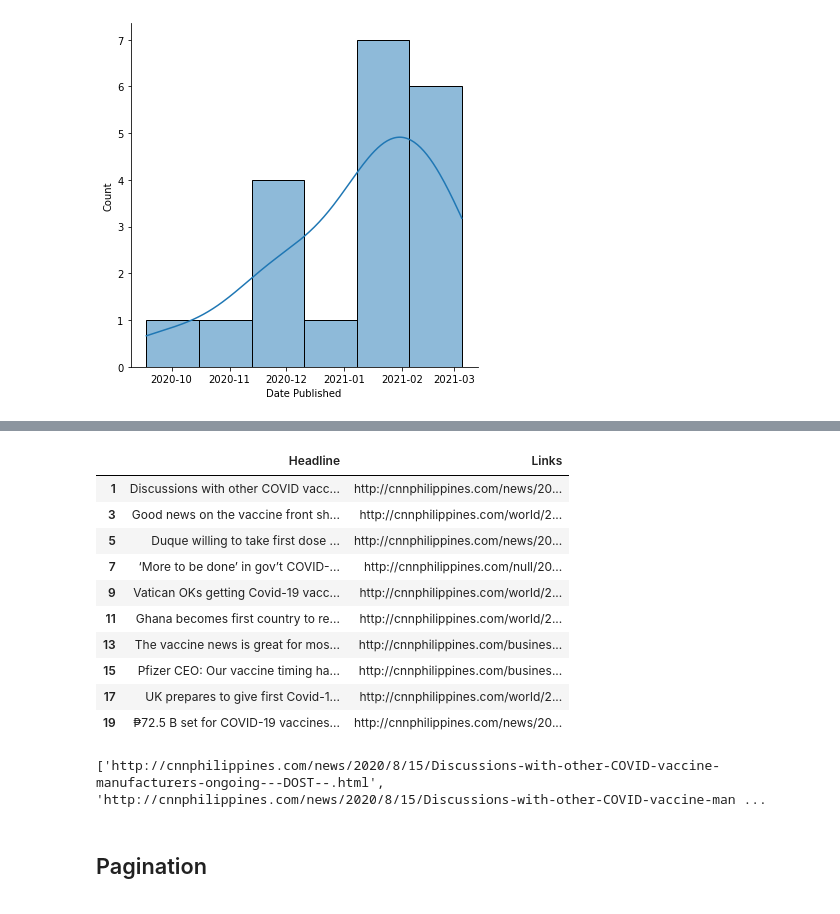
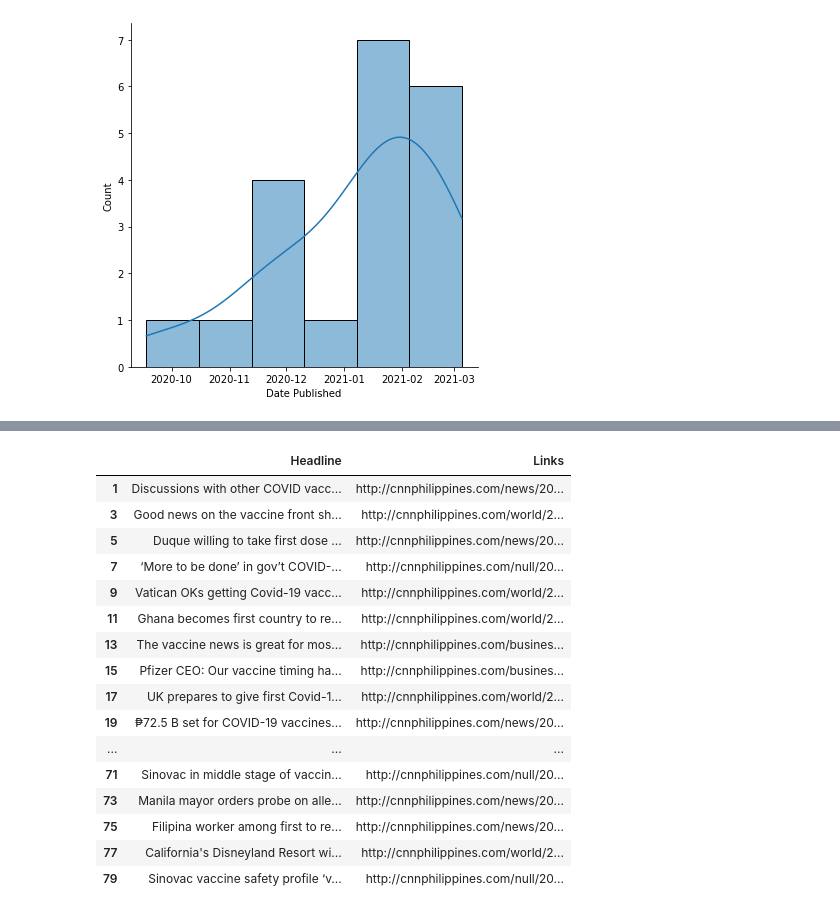
Before and after one commit to babybunso/team-sasa, a Jupyter notebook: Proof of Concept - PNA Scraping.ipynb, the cells around one changed output, grey strips where cells are left out. Cells and saved outputs as stored; diff of their text form; code cells hidden in the pictures.

```diff
--- a/Proof of Concept - PNA Scraping.ipynb
+++ b/Proof of Concept - PNA Scraping.ipynb
@@ -87,25 +178,32 @@ sns.displot(data = df, x = 'Date Published', kde = True, aspect = 1, height = 5.
 # %%
+from time import sleep
+from selenium.webdriver.common.action_chains import ActionChains
+
 PATH = r"C:\Users\justine.padayao\Documents\chromedriver.exe"
 driver = webdriver.Chrome(PATH)
 driver.get("https://cnnphilippines.com/search/?q=covid+vaccine")
 
+links = []
 
-# pages = driver.find_elements(By.CLASS_NAME, 'pagination-page')
-# print(len(pages))
+for i in range(0,15):
 
+  elems = WebDriverWait(driver,10).until(EC.presence_of_element_located((By.CSS_SELECTOR,".col-sm-8 [href]")))
+  elems = driver.find_elements_by_css_selector(".col-sm-8 [href]")
+  for elem in elems:
+    link = elem.get_attribute('href')
+    if link not in links:
+      print(link)
+      links.append(link)
 
-  # Links
-elems = WebDriverWait(driver,10).until(EC.presence_of_element_located((By.CSS_SELECTOR,".col-sm-8 [href]")))
-elems = driver.find_elements_by_css_selector(".col-sm-8 [href]")
-links = [elem.get_attribute('href') for elem in elems]
-print(links)
-
-# Title
-title = [elem.text for elem in elems]
-
-#   next_button = driver.find_elements(By.)
-
-print(title)
+  p = str(i+1)
+  if i > 3:
+    p = "4"
+  driver.execute_script('window.scrollBy(0, document.body.scrollHeight)', '')
+  elems = WebDriverWait(driver,10).until(EC.presence_of_element_located((By.XPATH, f"/html/body/div[2]/div/section[1]/section/div/div/div[1]/section/div/div/div/div[2]/ul/li[{p}]/span")))
+  print(elems.text)
+  action = ActionChains(driver)
+  action.move_to_element(elems).click().perform()
+  sleep(25)
 
 driver.quit()
 # %% [output]
@@ -113,0 +247,6 @@ driver.quit()
+# %%
+links.remove('http://cnnphilippines.com/null/2021/2/25/DOF-COVID-vaccines-express-lane-tax-exemption-processing.html')
+# import pandas as pd
+
+# list_links = pd.DataFrame(links)
+# list_links.to_csv('Links.csv')
@@ -114,28 +317,23 @@ driver.quit()
 # %%
 import pandas as pd
-
-df = pd.DataFrame(list(zip(title,links)),columns = ['Headline','Links'])
+df = pd.DataFrame(list(zip(headlines,links)),columns = ['Headline','Links'])
 df = df.drop_duplicates(subset = 'Headline', keep = False)
 df
 # %% [output]
 |  | Headline | Links |
 | 1 | Discussions with other COVID vacc... | http://cnnphilippines.com/news/20... |
 | 3 | Good news on the vaccine front sh... | http://cnnphilippines.com/world/2... |
 | 5 | Duque willing to take first dose ... | http://cnnphilippines.com/news/20... |
 | 7 | ‘More to be done’ in gov’t COVID-... | http://cnnphilippines.com/null/20... |
 | 9 | Vatican OKs getting Covid-19 vacc... | http://cnnphilippines.com/world/2... |
 | 11 | Ghana becomes first country to re... | http://cnnphilippines.com/world/2... |
 | 13 | The vaccine news is great for mos... | http://cnnphilippines.com/busines... |
 | 15 | Pfizer CEO: Our vaccine timing ha... | http://cnnphilippines.com/busines... |
 | 17 | UK prepares to give first Covid-1... | http://cnnphilippines.com/world/2... |
 | 19 | ₱72.5 B set for COVID-19 vaccines... | http://cnnphilippines.com/news/20... |
+| ... | ... | ... |
+| 71 | Sinovac in middle stage of vaccin... | http://cnnphilippines.com/null/20... |
+| 73 | Manila mayor orders probe on alle... | http://cnnphilippines.com/news/20... |
+| 75 | Filipina worker among first to re... | http://cnnphilippines.com/news/20... |
+| 77 | California's Disneyland Resort wi... | http://cnnphilippines.com/world/2... |
+| 79 | Sinovac vaccine safety profile ‘v... | http://cnnphilippines.com/null/20... |
-# %%
-PATH = r"C:\Users\justine.padayao\Documents\chromedriver.exe"
-driver = webdriver.Chrome(PATH)
-driver.get("https://cnnphilippines.com/search/?q=covid+vaccine")
-elems = WebDriverWait(driver,10).until(EC.presence_of_element_located((By.CSS_SELECTOR,".col-sm-8 [href]")))
-elems = driver.find_elements_by_css_selector(".col-sm-8 [href]")
-links = [elem.get_attribute('href') for elem in elems]
-print(links)
-# %% [output]
-['http://cnnphilippines.com/news/2020/8/15/Discussions-with-other-COVID-vaccine-manufacturers-ongoing---DOST--.html', 'http://cnnphilippines.com/news/2020/8/15/Discussions-with-other-COVID-vaccine-man ...
@@ -181,2 +339,0 @@ driver.quit()
-# %% [markdown]
-## Pagination
```
Also changed, not shown: parts of 13 cells of this notebook, 4 other files.
